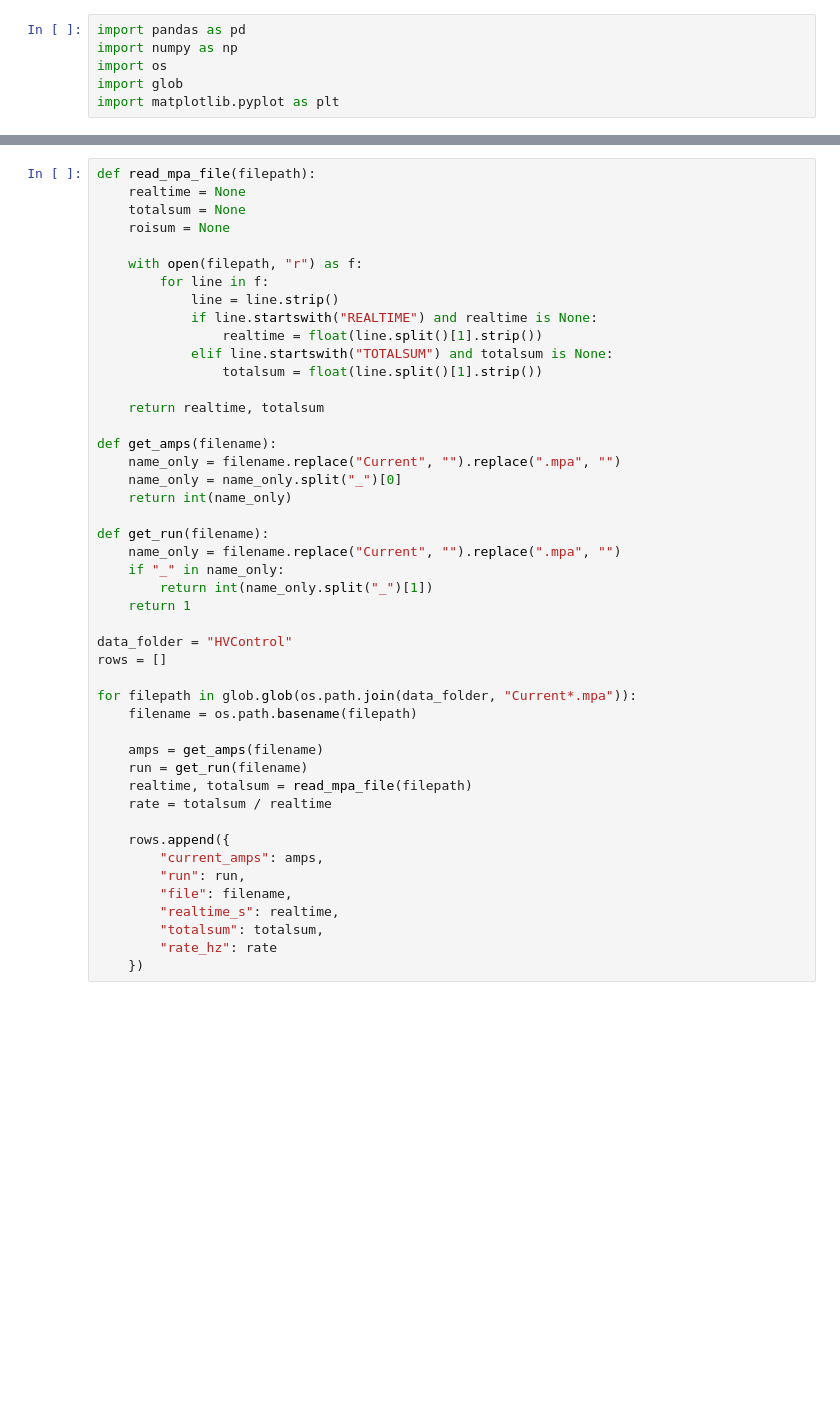
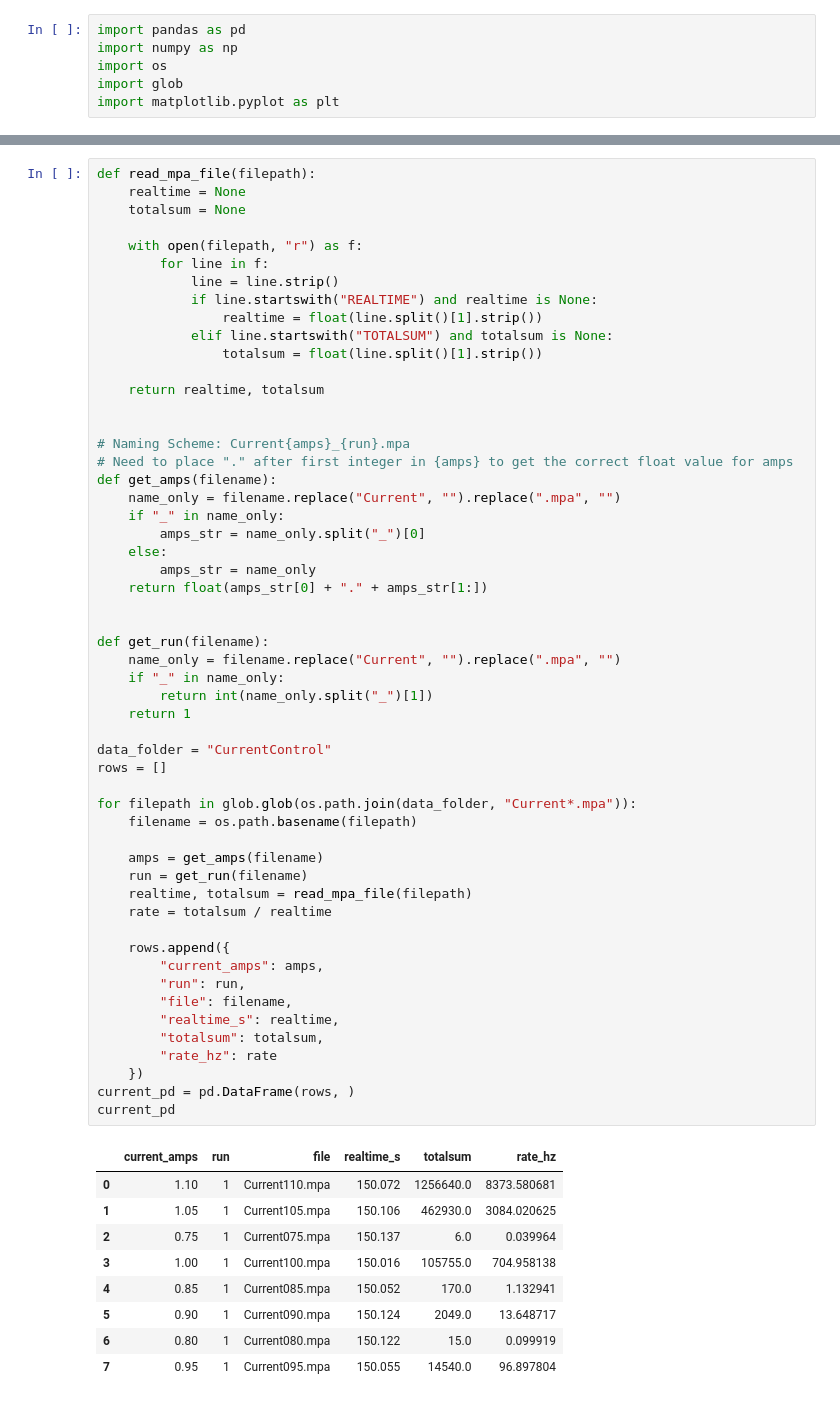
Before and after one commit to tj-griffiths/PCB_RFQ, a Jupyter notebook: CountvCurrent.ipynb, the cells around one changed output, grey strips where cells are left out. Saved outputs shown, nothing was run; the diff lists cells and outputs as text; blank space fills up the shorter version.

```diff
--- a/CountvCurrent.ipynb
+++ b/CountvCurrent.ipynb
@@ -12,7 +8,6 @@ Current: [0.8,1.5] A
 def read_mpa_file(filepath):
     realtime = None
     totalsum = None
-    roisum = None
 
     with open(filepath, "r") as f:
         for line in f:
@@ -24,33 +19,52 @@ def read_mpa_file(filepath):
 
     return realtime, totalsum
 
+
+# Naming Scheme: Current{amps}_{run}.mpa
+# Need to place "." after first integer in {amps} to get the correct float value for amps
 def get_amps(filename):
     name_only = filename.replace("Current", "").replace(".mpa", "")
-    name_only = name_only.split("_")[0]
-    return int(name_only)
+    if "_" in name_only:
+        amps_str = name_only.split("_")[0]
+    else:
+        amps_str = name_only
+    return float(amps_str[0] + "." + amps_str[1:])
+
 
 def get_run(filename):
     name_only = filename.replace("Current", "").replace(".mpa", "")
     if "_" in name_only:
         return int(name_only.split("_")[1])
     return 1
 
-data_folder = "HVControl"
+data_folder = "CurrentControl"
 rows = []
 
 for filepath in glob.glob(os.path.join(data_folder, "Current*.mpa")):
     filename = os.path.basename(filepath)
 
     amps = get_amps(filename)
     run = get_run(filename)
     realtime, totalsum = read_mpa_file(filepath)
     rate = totalsum / realtime
 
     rows.append({
         "current_amps": amps,
         "run": run,
         "file": filename,
         "realtime_s": realtime,
         "totalsum": totalsum,
         "rate_hz": rate
     })
+current_pd = pd.DataFrame(rows, )
+current_pd
+# %% [output]
+|  | current_amps | run | file | realtime_s | totalsum | rate_hz |
+| 0 | 1.10 | 1 | Current110.mpa | 150.072 | 1256640.0 | 8373.580681 |
+| 1 | 1.05 | 1 | Current105.mpa | 150.106 | 462930.0 | 3084.020625 |
+| 2 | 0.75 | 1 | Current075.mpa | 150.137 | 6.0 | 0.039964 |
+| 3 | 1.00 | 1 | Current100.mpa | 150.016 | 105755.0 | 704.958138 |
+| 4 | 0.85 | 1 | Current085.mpa | 150.052 | 170.0 | 1.132941 |
+| 5 | 0.90 | 1 | Current090.mpa | 150.124 | 2049.0 | 13.648717 |
+| 6 | 0.80 | 1 | Current080.mpa | 150.122 | 15.0 | 0.099919 |
+| 7 | 0.95 | 1 | Current095.mpa | 150.055 | 14540.0 | 96.897804 |
```
Also changed, not shown: parts of 3 cells of this notebook, 40 other files.
